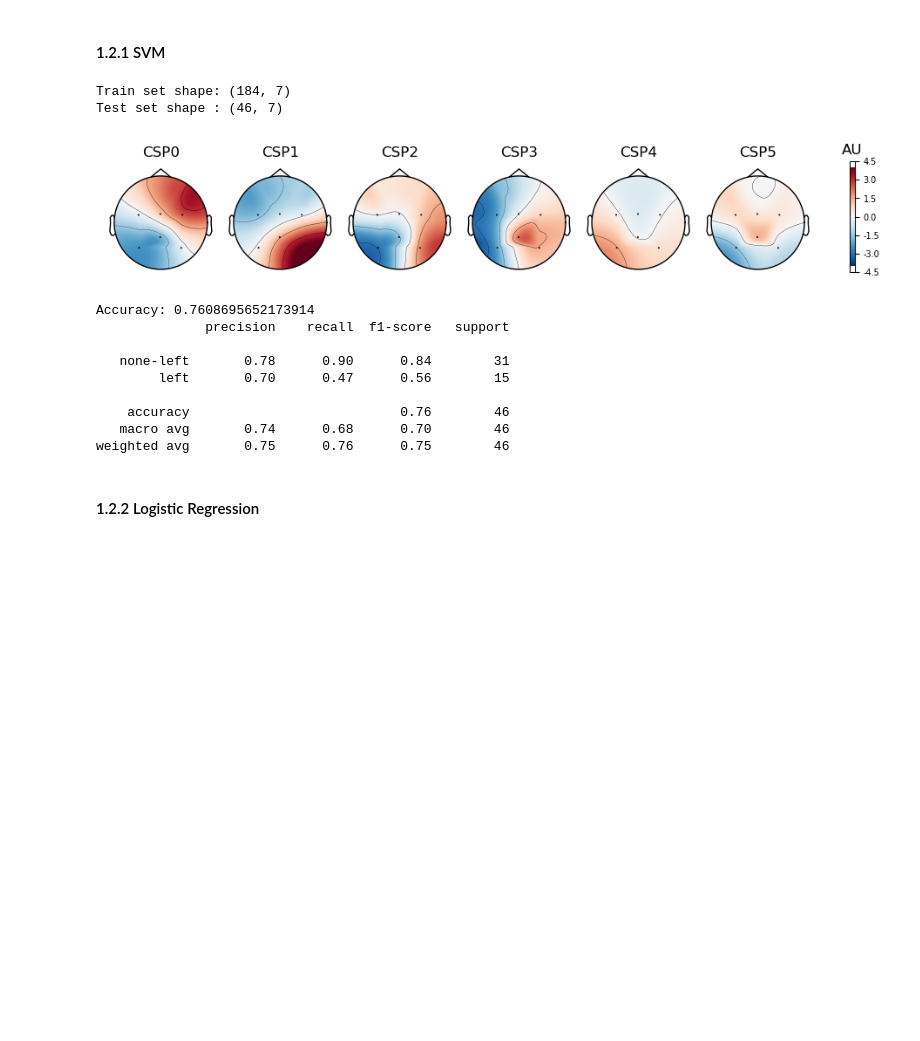
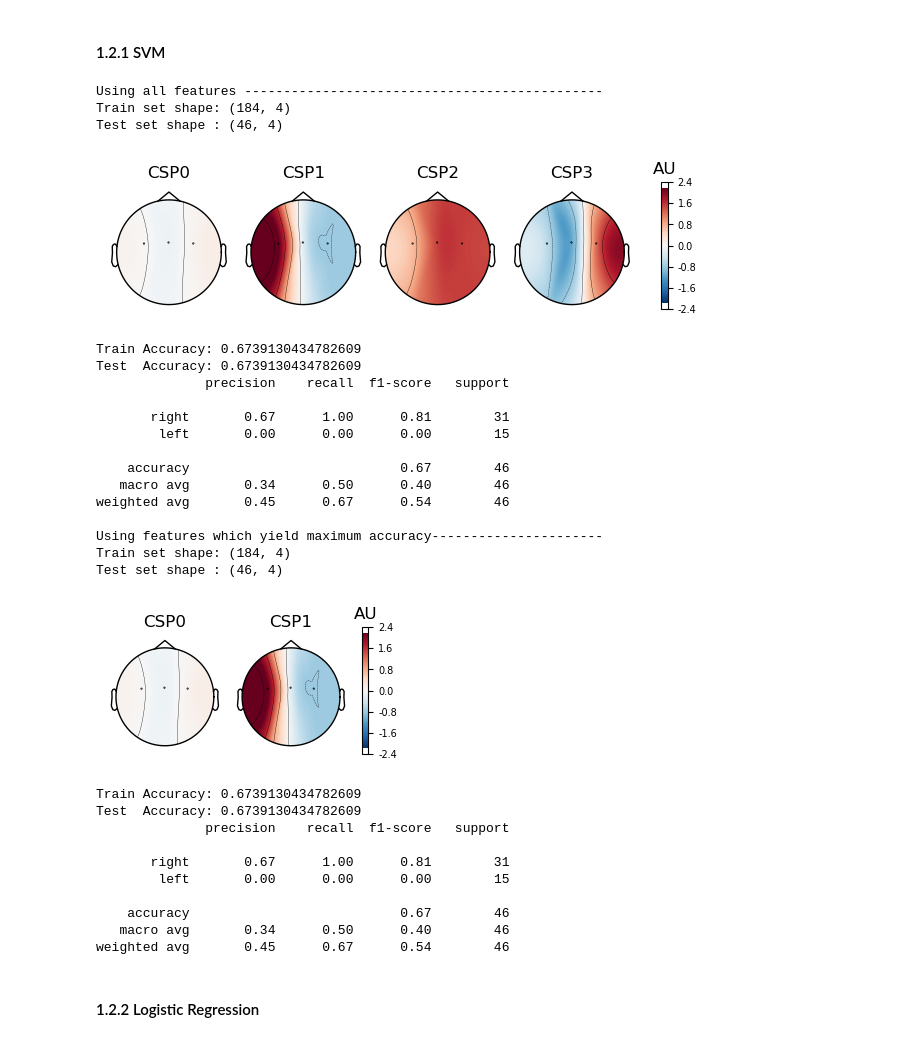
Before and after one commit to WasupolHengsritawat/Two-dimensional-Movement-Control-BCI, a Jupyter notebook: MI_offline_classification.ipynb, the cells around one changed output. Drawn from its saved outputs; the diff is of its cells as text; code cells hidden in the pictures; blank space fills up the shorter version.

```diff
--- a/MI_offline_classification.ipynb
+++ b/MI_offline_classification.ipynb
@@ -314,6 +329,7 @@ Y = epochs_l.events[:, -1]
 
 csp_list = []
 svm_list = []
+acc_train_list = []
 acc_list = []
 report_list = []
 
@@ -332,47 +348,85 @@ for i in range(2, len(epochs.ch_names) + 1):
     # -- |Classification| --
     # Split data into training and test sets
     X_train, X_test, Y_train, Y_test = train_test_split(X_transformed, Y, test_size = 0.2, random_state = 42, stratify=Y)
 
     # Classification
     svm = Pipeline([('SVM', SVC(kernel='linear'))])
     svm.fit(X_train, Y_train)
     svm_list.append(svm)
 
     y_pred = svm.predict(X_test)
     accuracy = accuracy_score(Y_test, y_pred)
     acc_list.append(accuracy)
 
-    report = classification_report(Y_test, y_pred, target_names=['none-left', 'left'])  # adjust target names accordingly
+    acc_train_list.append(accuracy_score(Y_train, svm.predict(X_train)))
+
+    report = classification_report(Y_test, y_pred, target_names=['right', 'left'])  # adjust target names accordingly
     report_list.append(report)
 
+print("Using all features ----------------------------------------------")
+ind = len(acc_list) - 1
+
+# -- |Print Data Shape| --
+print(f'Train set shape: {X_train.shape}')
+print(f'Test set shape : {X_test.shape}')
+
+# -- |Visualize CSP patterns| --
+csp = csp_list[ind]
+csp.plot_patterns(epochs.info);
+
+# -- |Classification results| --
+svm = svm_list[ind]
+print(f"Train Accuracy: {acc_train_list[ind]}")
+print(f"Test  Accuracy: {acc_list[ind]}")
+print(report_list[ind])
+
 # -- |Select CSP which gives maximum accuracy| --
+print("Using features which yield maximum accuracy----------------------")
 ind = np.argmax(acc_list)
 
 # -- |Print Data Shape| --
 print(f'Train set shape: {X_train.shape}')
 print(f'Test set shape : {X_test.shape}')
 
 # -- |Visualize CSP patterns| --
 csp = csp_list[ind]
 csp.plot_patterns(epochs.info);
 
 # -- |Classification results| --
 svm = svm_list[ind]
-print(f"Accuracy: {acc_list[ind]}")
+print(f"Train Accuracy: {acc_train_list[ind]}")
+print(f"Test  Accuracy: {acc_list[ind]}")
 print(report_list[ind])
 # %% [output]
-Train set shape: (184, 7)
-Test set shape : (46, 7)
+Using all features ----------------------------------------------
+Train set shape: (184, 4)
+Test set shape : (46, 4)
-[figure, old version]
+[figure, new version]
-Accuracy: 0.7608695652173914
+Train Accuracy: 0.6739130434782609
+Test  Accuracy: 0.6739130434782609
               precision    recall  f1-score   support
 
-   none-left       0.78      0.90      0.84        31
-        left       0.70      0.47      0.56        15
+       right       0.67      1.00      0.81        31
+        left       0.00      0.00      0.00        15
 
-    accuracy                           0.76        46
-   macro avg       0.74      0.68      0.70        46
-weighted avg       0.75      0.76      0.75        46
+    accuracy                           0.67        46
+   macro avg       0.34      0.50      0.40        46
+weighted avg       0.45      0.67      0.54        46
+
+Using features which yield maximum accuracy----------------------
+Train set shape: (184, 4)
+Test set shape : (46, 4)
+[figure, added]
+Train Accuracy: 0.6739130434782609
+Test  Accuracy: 0.6739130434782609
+              precision    recall  f1-score   support
+
+       right       0.67      1.00      0.81        31
+        left       0.00      0.00      0.00        15
+
+    accuracy                           0.67        46
+   macro avg       0.34      0.50      0.40        46
+weighted avg       0.45      0.67      0.54        46
 # %% [markdown]
 #### 1.2.2 Logistic Regression
 # %%
```
Also changed, not shown: parts of 38 cells of this notebook, 19 other files.
